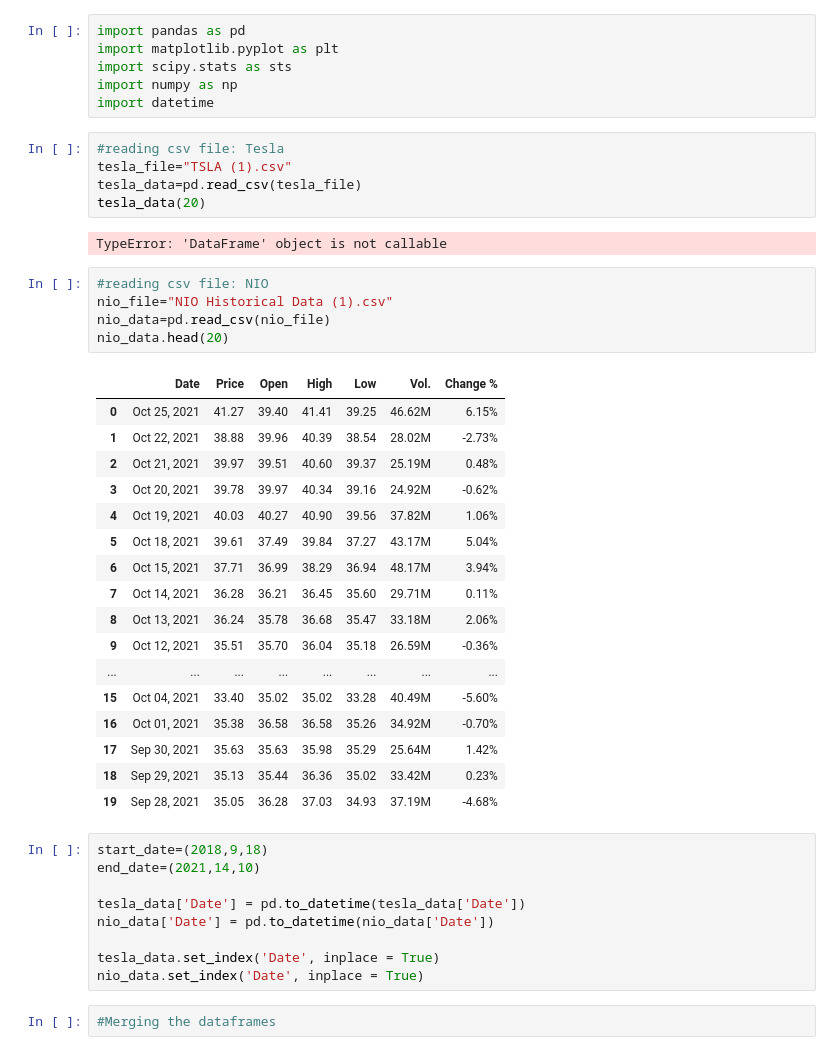
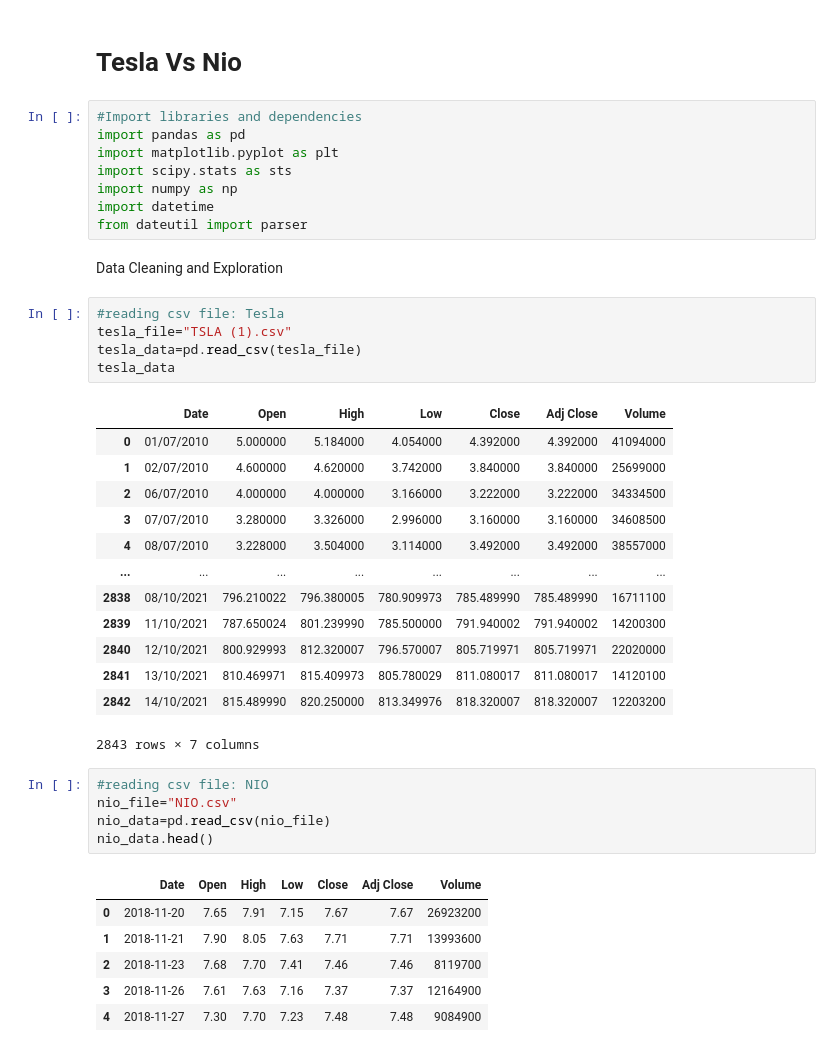
Before and after one commit to anacarol84/Project1_Tesla, a Jupyter notebook: Project-1/Tesla vs NIO.ipynb, the cells around one changed output. Drawn from its saved outputs; the diff is of its cells as text.

```diff
--- a/Project-1/Tesla vs NIO.ipynb
+++ b/Project-1/Tesla vs NIO.ipynb
@@ -1,47 +1,43 @@
+# %% [markdown]
+# Tesla Vs Nio
 # %%
+#Import libraries and dependencies
 import pandas as pd
 import matplotlib.pyplot as plt
 import scipy.stats as sts
 import numpy as np
 import datetime
+from dateutil import parser
+# %% [markdown]
+Data Cleaning and Exploration
 # %%
 #reading csv file: Tesla
 tesla_file="TSLA (1).csv"
 tesla_data=pd.read_csv(tesla_file)
-tesla_data(20)
+tesla_data
 # %% [output]
+|  | Date | Open | High | Low | Close | Adj Close | Volume |
+| 0 | 01/07/2010 | 5.000000 | 5.184000 | 4.054000 | 4.392000 | 4.392000 | 41094000 |
+| 1 | 02/07/2010 | 4.600000 | 4.620000 | 3.742000 | 3.840000 | 3.840000 | 25699000 |
+| 2 | 06/07/2010 | 4.000000 | 4.000000 | 3.166000 | 3.222000 | 3.222000 | 34334500 |
+| 3 | 07/07/2010 | 3.280000 | 3.326000 | 2.996000 | 3.160000 | 3.160000 | 34608500 |
+| 4 | 08/07/2010 | 3.228000 | 3.504000 | 3.114000 | 3.492000 | 3.492000 | 38557000 |
+| ... | ... | ... | ... | ... | ... | ... | ... |
+| 2838 | 08/10/2021 | 796.210022 | 796.380005 | 780.909973 | 785.489990 | 785.489990 | 16711100 |
+| 2839 | 11/10/2021 | 787.650024 | 801.239990 | 785.500000 | 791.940002 | 791.940002 | 14200300 |
+| 2840 | 12/10/2021 | 800.929993 | 812.320007 | 796.570007 | 805.719971 | 805.719971 | 22020000 |
+| 2841 | 13/10/2021 | 810.469971 | 815.409973 | 805.780029 | 811.080017 | 811.080017 | 14120100 |
+| 2842 | 14/10/2021 | 815.489990 | 820.250000 | 813.349976 | 818.320007 | 818.320007 | 12203200 |
-TypeError: 'DataFrame' object is not callable
+2843 rows × 7 columns
 # %%
 #reading csv file: NIO
-nio_file="NIO Historical Data (1).csv"
+nio_file="NIO.csv"
 nio_data=pd.read_csv(nio_file)
-nio_data.head(20)
+nio_data.head()
 # %% [output]
-|  | Date | Price | Open | High | Low | Vol. | Change % |
-| 0 | Oct 25, 2021 | 41.27 | 39.40 | 41.41 | 39.25 | 46.62M | 6.15% |
-| 1 | Oct 22, 2021 | 38.88 | 39.96 | 40.39 | 38.54 | 28.02M | -2.73% |
-| 2 | Oct 21, 2021 | 39.97 | 39.51 | 40.60 | 39.37 | 25.19M | 0.48% |
-| 3 | Oct 20, 2021 | 39.78 | 39.97 | 40.34 | 39.16 | 24.92M | -0.62% |
-| 4 | Oct 19, 2021 | 40.03 | 40.27 | 40.90 | 39.56 | 37.82M | 1.06% |
-| 5 | Oct 18, 2021 | 39.61 | 37.49 | 39.84 | 37.27 | 43.17M | 5.04% |
-| 6 | Oct 15, 2021 | 37.71 | 36.99 | 38.29 | 36.94 | 48.17M | 3.94% |
-| 7 | Oct 14, 2021 | 36.28 | 36.21 | 36.45 | 35.60 | 29.71M | 0.11% |
-| 8 | Oct 13, 2021 | 36.24 | 35.78 | 36.68 | 35.47 | 33.18M | 2.06% |
-| 9 | Oct 12, 2021 | 35.51 | 35.70 | 36.04 | 35.18 | 26.59M | -0.36% |
-| ... | ... | ... | ... | ... | ... | ... | ... |
-| 15 | Oct 04, 2021 | 33.40 | 35.02 | 35.02 | 33.28 | 40.49M | -5.60% |
-| 16 | Oct 01, 2021 | 35.38 | 36.58 | 36.58 | 35.26 | 34.92M | -0.70% |
-| 17 | Sep 30, 2021 | 35.63 | 35.63 | 35.98 | 35.29 | 25.64M | 1.42% |
-| 18 | Sep 29, 2021 | 35.13 | 35.44 | 36.36 | 35.02 | 33.42M | 0.23% |
-| 19 | Sep 28, 2021 | 35.05 | 36.28 | 37.03 | 34.93 | 37.19M | -4.68% |
+|  | Date | Open | High | Low | Close | Adj Close | Volume |
+| 0 | 2018-11-20 | 7.65 | 7.91 | 7.15 | 7.67 | 7.67 | 26923200 |
+| 1 | 2018-11-21 | 7.90 | 8.05 | 7.63 | 7.71 | 7.71 | 13993600 |
+| 2 | 2018-11-23 | 7.68 | 7.70 | 7.41 | 7.46 | 7.46 | 8119700 |
+| 3 | 2018-11-26 | 7.61 | 7.63 | 7.16 | 7.37 | 7.37 | 12164900 |
+| 4 | 2018-11-27 | 7.30 | 7.70 | 7.23 | 7.48 | 7.48 | 9084900 |
-# %%
-start_date=(2018,9,18)
-end_date=(2021,14,10)
-
-tesla_data['Date'] = pd.to_datetime(tesla_data['Date'])
-nio_data['Date'] = pd.to_datetime(nio_data['Date'])
-
-tesla_data.set_index('Date', inplace = True)
-nio_data.set_index('Date', inplace = True)
-# %%
-#Merging the dataframes
```
Also changed, not shown: parts of 17 cells of this notebook, 3 other files.
